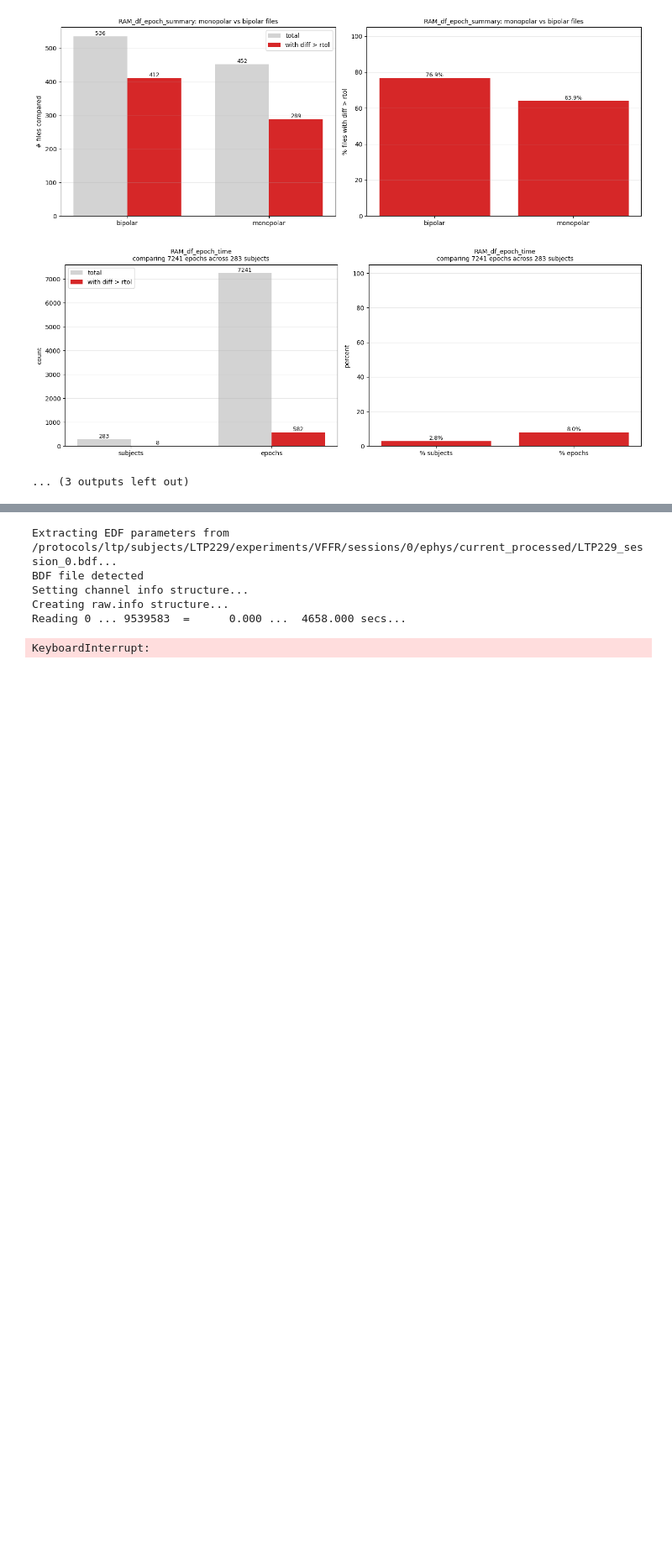
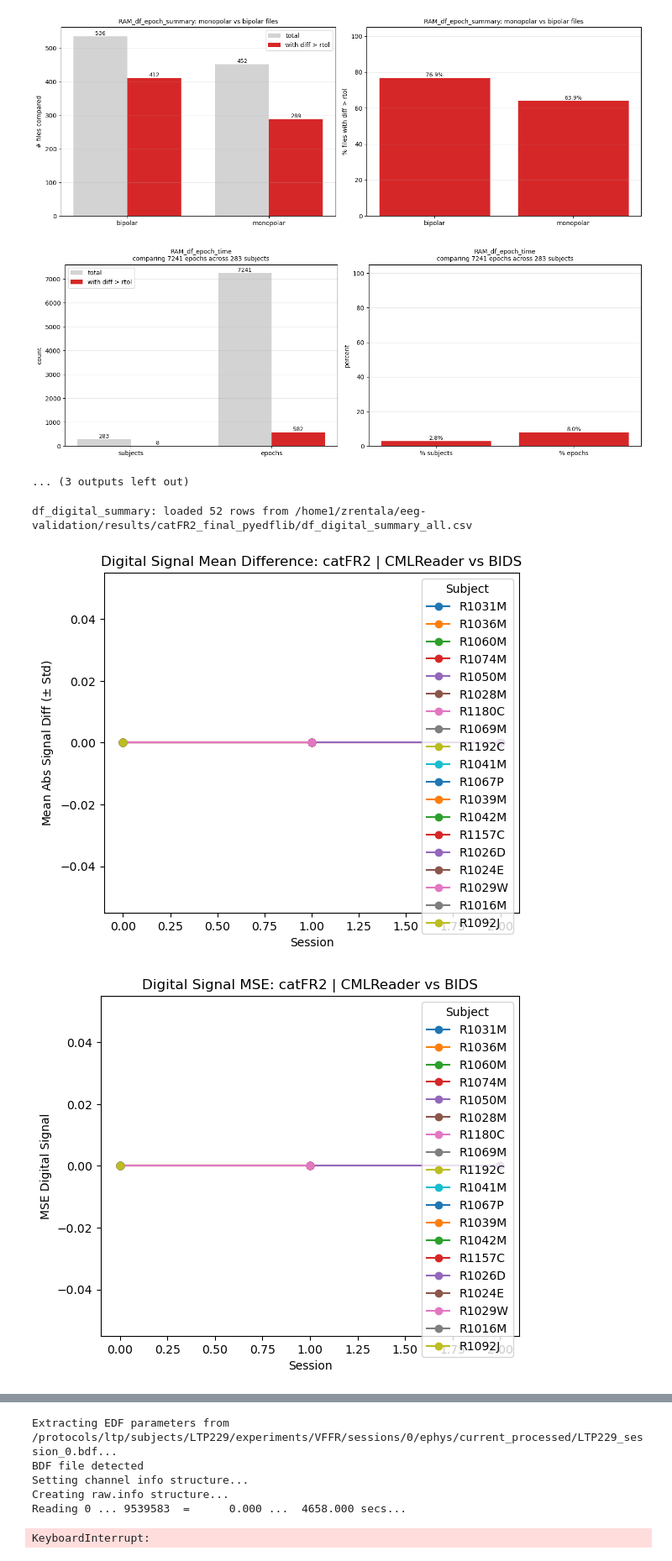
Before and after one commit to pennmem/EEGLoaderQualityCheck, a Jupyter notebook: compare_cml_bids.ipynb, the cells around one changed output, grey strips where cells are left out. Shown at 84% size. Saved outputs shown, nothing was run; the diff lists cells and outputs as text; code cells hidden in the pictures; blank space fills up the shorter version.

```diff
--- a/compare_cml_bids.ipynb
+++ b/compare_cml_bids.ipynb
@@ -1454,6 +1572,29 @@ posx and posy should be finite values
 [figure]
 [figure]
 ... (3 outputs left out)
+# %%
+FILE_CATEGORIES_RAM = [
+    "df_digital_summary"
+]
+
+ram_dfs = load_dfs(FILE_CATEGORIES_RAM, ram_final)
+# %% [output]
+df_digital_summary: loaded 52 rows from /home1/zrentala/eeg-validation/results/catFR2_final_pyedflib/df_digital_summary_all.csv
+# %%
+if "df_digital_summary" in ram_dfs:
+    plot_comparison_results(ram_dfs["df_digital_summary"].query('subject != "R1006_"'), "mean_abs_diff", "std_diff", col_label="Mean Abs Signal Diff", title="Digital Signal Mean Difference")
+    plot_comparison_results(ram_dfs["df_digital_summary"].query('subject != "R1006_"'), "mse", col_label="MSE Digital Signal", title="Digital Signal MSE")
+    # plot_comparison_results(ram_dfs["df_digital_summary"].query('subject != "R1006_"'), "n_exact_diff_channels", title="Raw Signal Number of Differing EEG Channels (No Tolerance)")
+    # plot_comparison_results(ram_dfs["df_digital_summary"].query('subject != "R1006_"'), "n_close_diff_channels", title="Raw Signal Number of Differing EEG Channels (Tolerance)")
+
+# --- New: per-pipeline summary stats + plots (saved to disk) ---
+ram_expected = expected_from_jobs(df_ram)
+ram_stats = run_all_plots(ram_dfs, name="RAM", save_dir=ram_final, expected=ram_expected)
+
+del ram_dfs
+# %% [output]
+[figure, added]
+[figure, added]
 # %%
 FILE_CATEGORIES_RAM = [
     "df_raw_summary", "df_raw_time",
```
Also changed, not shown: parts of 17 cells of this notebook, 7 other files.
